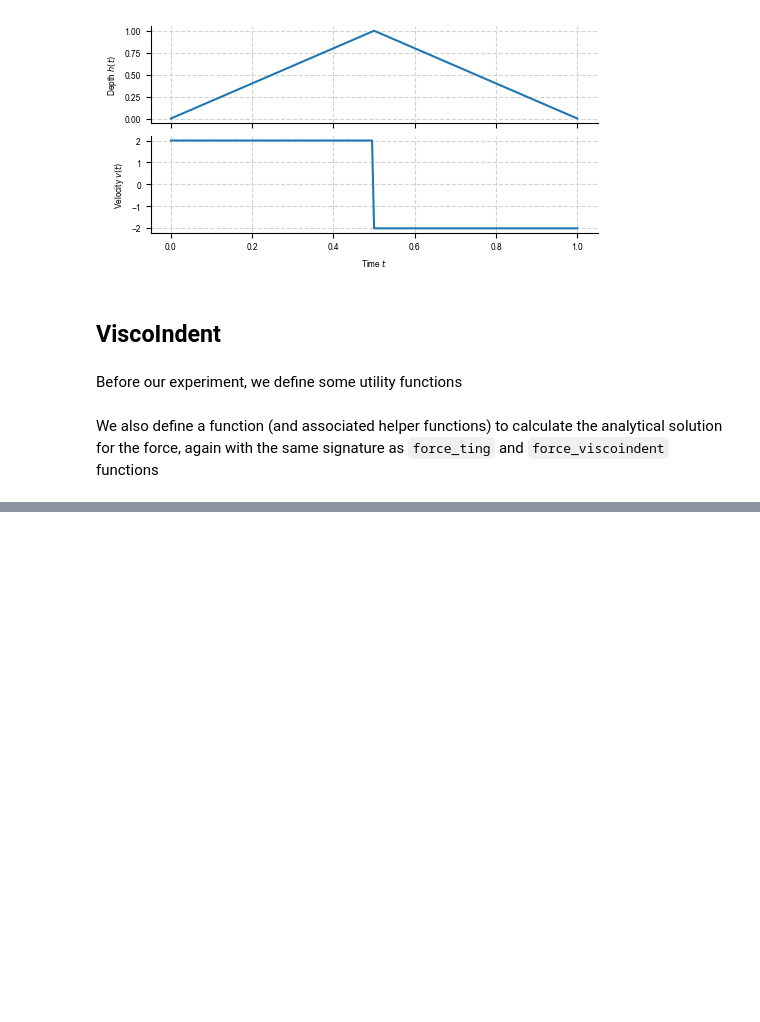
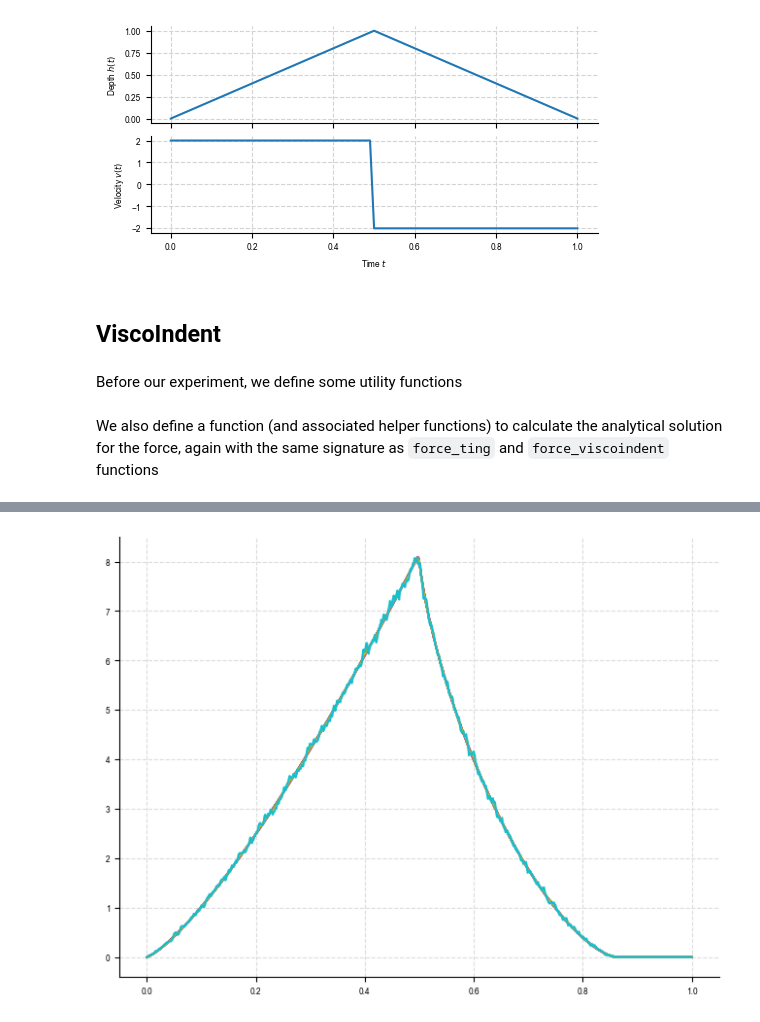
Before and after one commit to Jhko725/NeuralConstitutiveEq.jl, a Jupyter notebook: notebooks/1_framework_benchmarks.ipynb, the cells around one changed output, grey strips where cells are left out. Drawn from its saved outputs; the diff is of its cells as text; code cells hidden in the pictures; blank space fills up the shorter version.

```diff
--- a/notebooks/1_framework_benchmarks.ipynb
+++ b/notebooks/1_framework_benchmarks.ipynb
@@ -177,0 +265,47 @@ print(SMAPE(f_viscoindent, f_analytic))
+# %%
+## TODO: figure out the cause of runtimewarnings from Vis
+tip = Spherical(r=1.0)
+indentation = (
+    IndentationBuilder()
+    .append(ConstantVelocity(velocity_=2.0), duration=0.5)
+    .append(ConstantVelocity(velocity_=-2.0), duration=0.5)
+    .build()
+)
+powerlaw = PowerLaw(E0=3.0, alpha=0.2)
+err_func = NMSE
+dt = 1e-3
+t = jnp.arange(0.0, 1.0 + dt, dt)
+depth_true = jax.vmap(indentation.depth)(t)
+
+noise_array = jnp.asarray([0.0, 1e-3, 2e-3, 5e-3, 1e-2, 2e-2, 5e-2, 1e-1, 2e-1, 5e-1])*0.01
+err_dict = {"ForceIndent-JAX": [], "Viscoindent": []}
+
+force_ting_jit = eqx.filter_jit(force_ting)
+rng_key = jax.random.PRNGKey(0)
+unit_noise = jax.random.normal(rng_key, depth_true.shape)
+
+f_true = force_analytic(t, powerlaw, indentation, tip)
+is_app, is_ret= t<=indentation.t_ret, t>=indentation.t_ret
+
+for noise_scale in tqdm(noise_array):
+    depth_meas = depth_true + noise_scale*unit_noise
+    indentation_visco = (
+        IndentationBuilder(enforce_continuity=False)
+        .append(CubicSpline(t[is_app], depth_meas[is_app], smoothing=0), duration=0.5)
+        .append(CubicSpline(t[is_ret], depth_meas[is_ret], smoothing=0), duration=0.5)
+        .build()
+    )
+    indentation_forceindent = (
+        IndentationBuilder(enforce_continuity=False)
+        .append(CubicSpline(t[is_app], depth_meas[is_app]), duration=0.5)
+        .append(CubicSpline(t[is_ret], depth_meas[is_ret]), duration=0.5)
+        .build()
+    )
+    #plt.plot(t, indentation_forceindent.velocity(t))
+    f_visco = force_viscoindent(t, powerlaw, indentation_visco, tip)
+    f_ting = force_ting_jit(t, powerlaw, indentation_forceindent, tip)
+    plt.plot(t, f_visco)
+    err_dict["ForceIndent-JAX"].append(err_func(f_ting, f_true))
+    err_dict["Viscoindent"].append(err_func(f_visco, f_true))
+# %% [output]
+[figure, added]
```
Also changed, not shown: parts of 20 cells of this notebook, 20 other files.
